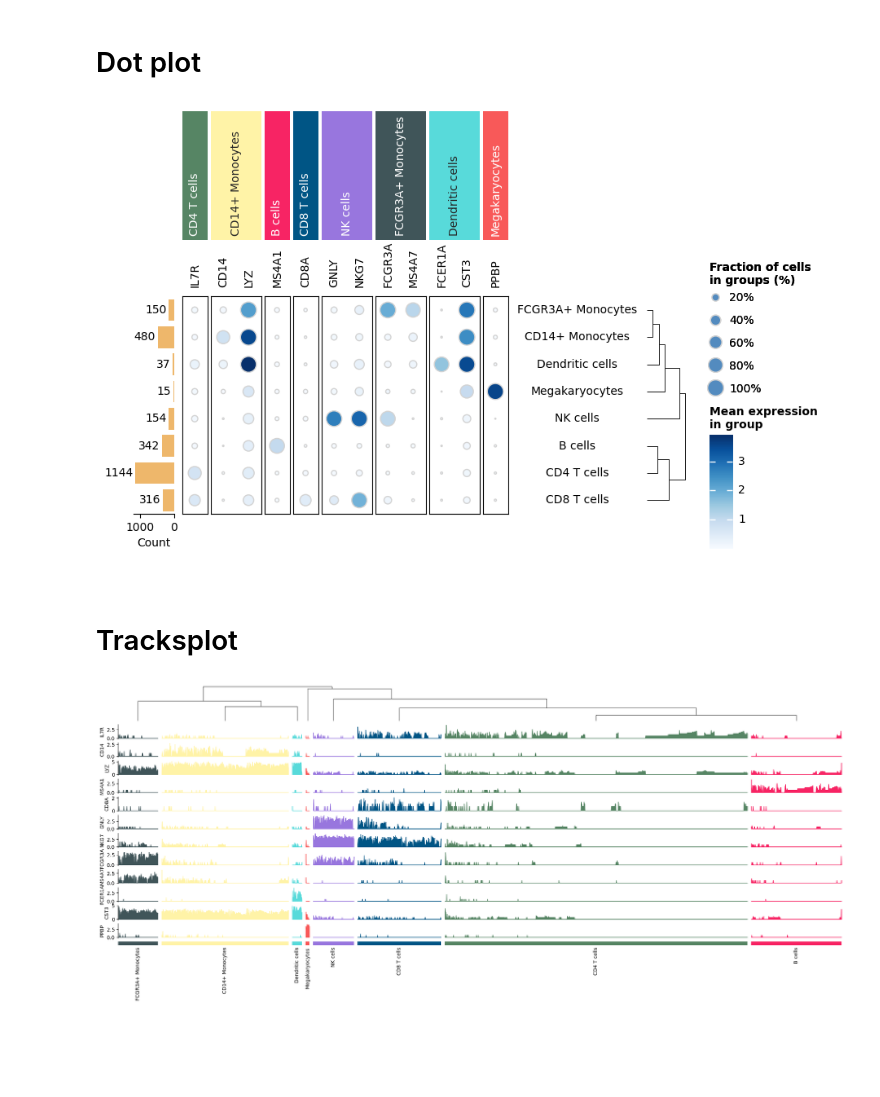
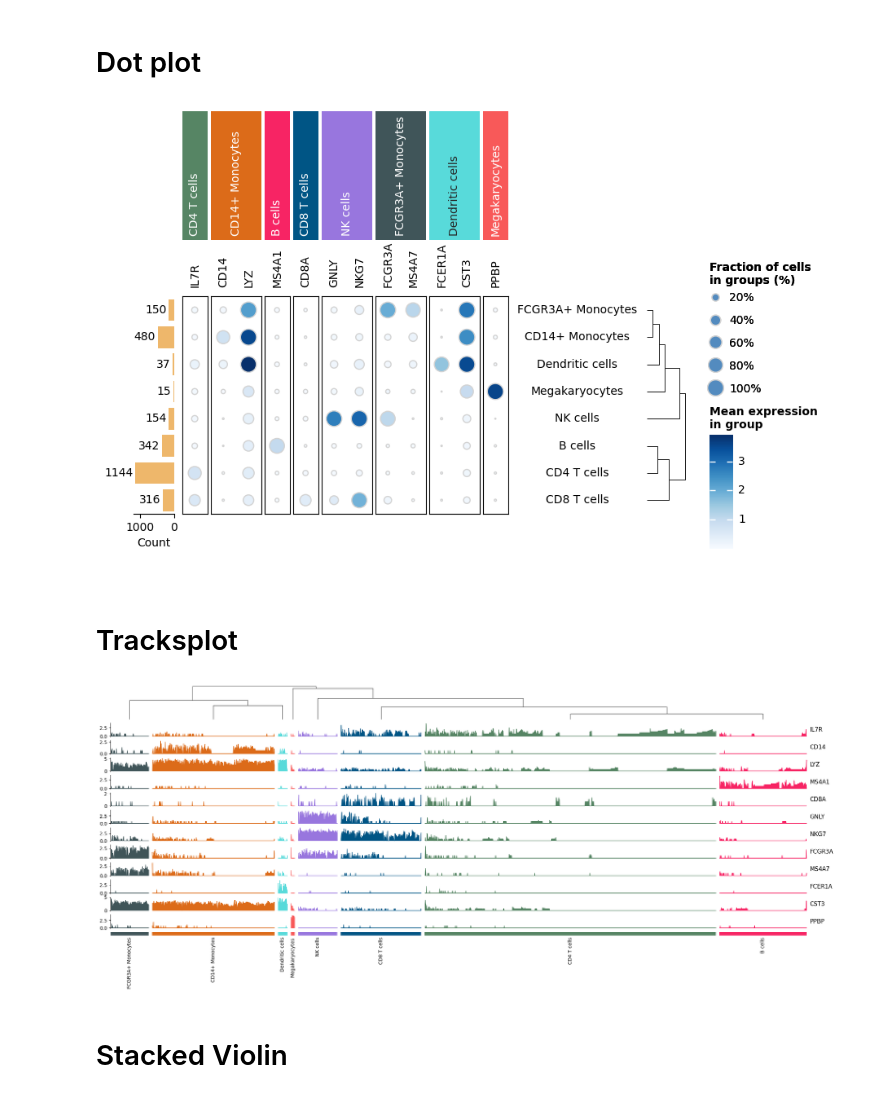
Before and after one commit to scverse/scanpy-tutorials, a Jupyter notebook: plotting-with-marsilea.ipynb, the cells around one changed output. Drawn from its saved outputs; the diff is of its cells as text; code cells hidden in the pictures; blank space fills up the shorter version.

Commit message:
Update text; Add stacked violin

```diff
--- a/plotting-with-marsilea.ipynb
+++ b/plotting-with-marsilea.ipynb
@@ -41,7 +41,7 @@ for c, ms in cell_markers.items():
 uni_cells = list(cell_markers.keys())
 cell_colors = [
     "#568564",
-    "#FFF3A7",
+    "#DC6B19",
     "#F72464",
     "#005585",
     "#9876DE",
@@ -209,19 +209,26 @@ m.add_dendrogram("right", pad=0.1)
 m.add_legends()
 m.render()
 # %% [output]
-[figure, old version]
+[figure, new version]
 # %% [markdown]
 # Tracksplot
 # %%
 tp = ma.ZeroHeightCluster(exp.T, width=20)
+tp_anno = ma.ZeroHeight(width=1)
+
 tp.group_cols(pbmc.obs["louvain"], order=uni_cells, spacing=0.005)
 tp.add_dendrogram("top", add_base=False, size=1)
 for row, gene_name in zip(exp.T, markers):
-    area = mp.Area(row, add_outline=False, alpha=1, label=gene_name,
+    area = mp.Area(row, add_outline=False, alpha=1, #label=gene_name,
                    group_kws={'color': cell_colors})
     tp.add_bottom(area, size=.4, pad=.1)
+    tp_anno.add_bottom(mp.Title(gene_name, align="left"), size=.4, pad=.1)
+
 tp.add_bottom(mp.Colors(pbmc.obs["louvain"], palette=cmapper), size=.1, pad=.1)
 tp.add_bottom(mp.Chunk(uni_cells, rotation=90))
-tp.render()
+
+(tp + .1 + tp_anno).render()
 # %% [output]
-[figure, old version]
+[figure, new version]
+# %% [markdown]
+# Stacked Violin
```
Also changed, not shown: parts of 8 cells of this notebook.
